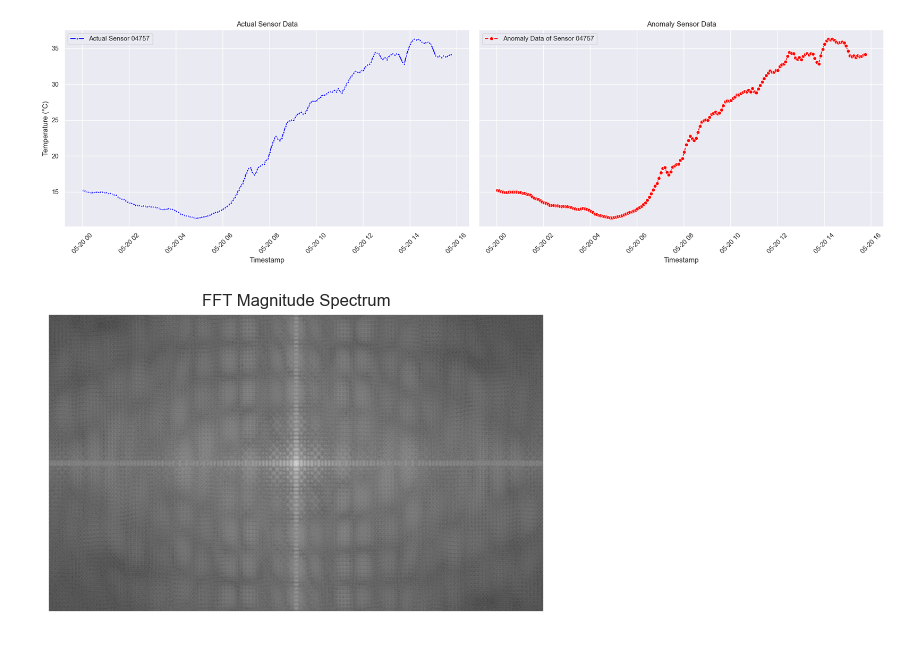
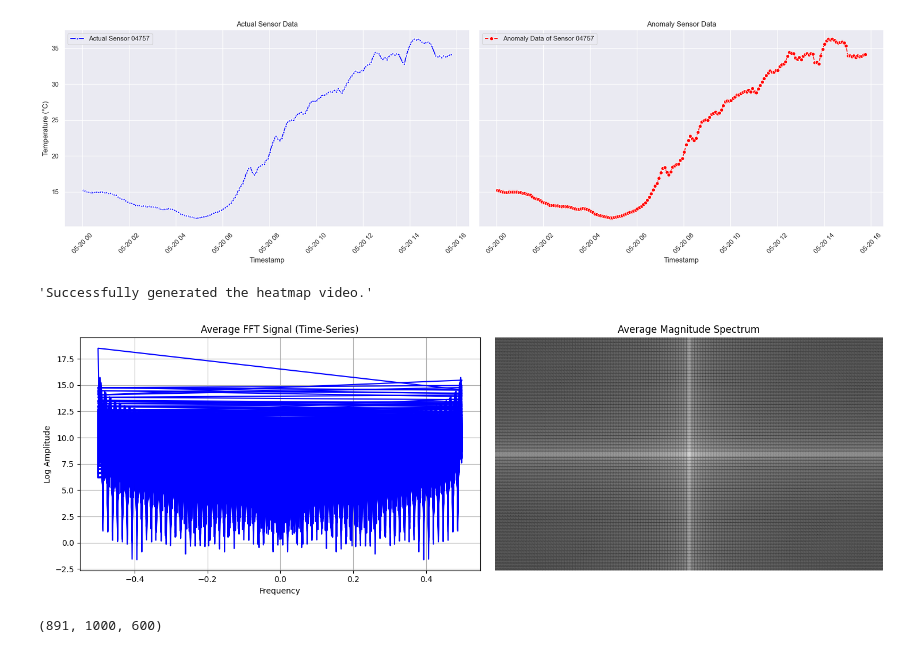
Before and after one commit to surya-9556/Optimizing-Sensor-Placement, a Jupyter notebook: final_project.ipynb, the cells around one changed output. Drawn from its saved outputs; the diff is of its cells as text; code cells hidden in the pictures.

```diff
--- a/final_project.ipynb
+++ b/final_project.ipynb
@@ -295,23 +273,3 @@ plt.savefig('Compare/original_and_filtered_plots_side_by_side.png')
 plt.show()
 # %% [output]
 [figure]
-# %%
-image = cv2.imread('sensor_heatmaps/heatmap_5.png', cv2.IMREAD_GRAYSCALE)
-
-image_float32 = np.float32(image)
-image_normalized = image_float32 / 255.0
-
-
-fft_image = np.fft.fft2(image_normalized)
-
-fft_shifted = np.fft.fftshift(fft_image)
-
-magnitude_spectrum = 20 * np.log(np.abs(fft_shifted))
-
-plt.imshow(magnitude_spectrum, cmap='gray')
-plt.title('FFT Magnitude Spectrum'),
-plt.xticks([]),
-plt.yticks([])
-plt.show()
-# %% [output]
-[figure, removed]
@@ -317,0 +278,6 @@ plt.show()
+# %%
+placement.heatmap_video_gen(final_processed_data, output_dir, video_output)
+# %% [output]
+'Successfully generated the heatmap video.'
+# %%
+video_file_path = 'sensor_heatmaps_temperature_video.avi'
@@ -317,0 +319,26 @@ plt.show()
+# %%
+# Process the video and compute average FFT
+fft_avg, magnitude_spectrum_avg = process_video_fft_average(video_file_path)
+
+# Plot the average FFT signal and its magnitude spectrum
+plt.figure(figsize=(15, 5))
+
+# Compute the frequency values for the x-axis
+freq_values = np.fft.fftfreq(fft_avg.shape[0])
+
+plt.subplot(1, 2, 1)
+plt.plot(freq_values, np.log(np.abs(fft_avg)), color='b')
+plt.title('Average FFT Signal (Time-Series)')
+plt.xlabel('Frequency')
+plt.ylabel('Log Amplitude')
+plt.grid(True)
+
+plt.subplot(1, 2, 2)
+plt.imshow(magnitude_spectrum_avg, cmap='gray')
+plt.title('Average Magnitude Spectrum')
+plt.axis('off')
+
+plt.tight_layout()
+plt.show()
+# %% [output]
+[figure, added]
@@ -317,0 +349,4 @@ plt.show()
+# %%
+frame_count, width, height
+# %% [output]
+(891, 1000, 600)
```
Also changed, not shown: parts of 51 cells of this notebook, 8 other files.
